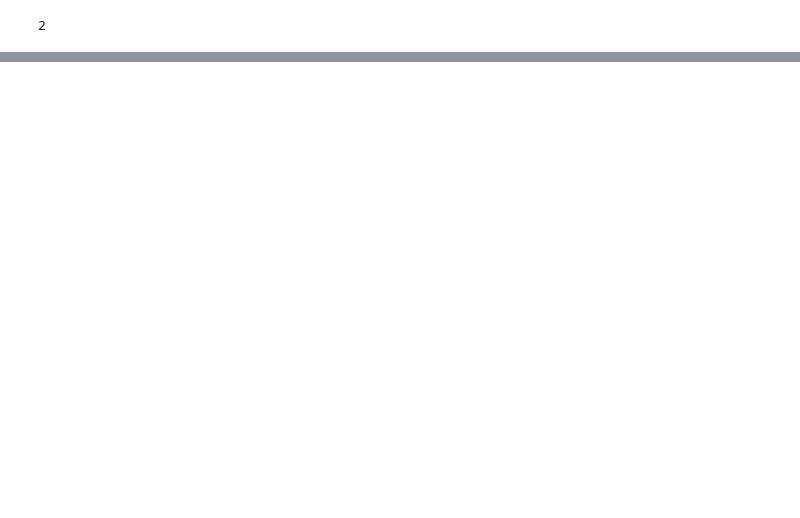
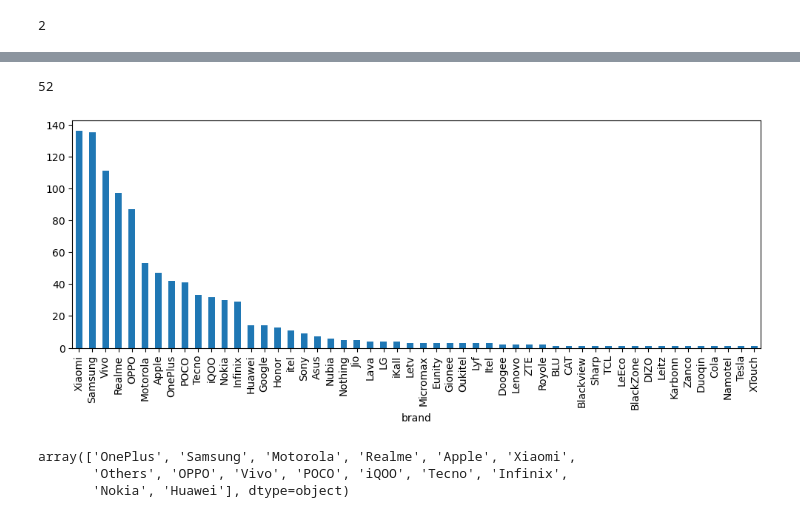
Before and after one commit to DeepeshIITdh/Tech-Items-Price-Predictor, a Jupyter notebook: Smartphones_Price_Predictor_Data_Preprocessing.ipynb, the cells around one changed output, grey strips where cells are left out. Saved outputs shown, nothing was run; the diff lists cells and outputs as text; code cells hidden in the pictures; blank space fills up the shorter version.

```diff
--- a/Smartphones_Price_Predictor_Data_Preprocessing.ipynb
+++ b/Smartphones_Price_Predictor_Data_Preprocessing.ipynb
@@ -60,0 +110,3 @@ df.
+# %%
+# remove outliers (whose 'Price' > 2,00,000)
+df = df.drop(df[df['price']>200000].index,axis=0)
@@ -60,0 +129,10 @@ df.
+# %%
+len(df['brand'].unique())
+# %% [output]
+52
+# %%
+plt.figure(figsize=(12,4))
+df['brand'].value_counts().plot(kind='bar')
+plt.show()
+# %% [output]
+[figure, added]
@@ -60,0 +144,6 @@ df.
+# %%
+df['brand'].unique()
+# %% [output]
+array(['OnePlus', 'Samsung', 'Motorola', 'Realme', 'Apple', 'Xiaomi',
+       'Others', 'OPPO', 'Vivo', 'POCO', 'iQOO', 'Tecno', 'Infinix',
+       'Nokia', 'Huawei'], dtype=object)
```
Also changed, not shown: parts of 37 cells of this notebook.
